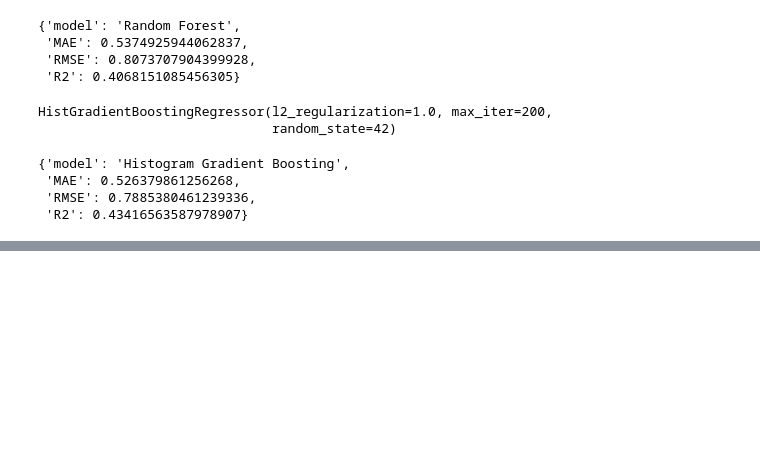
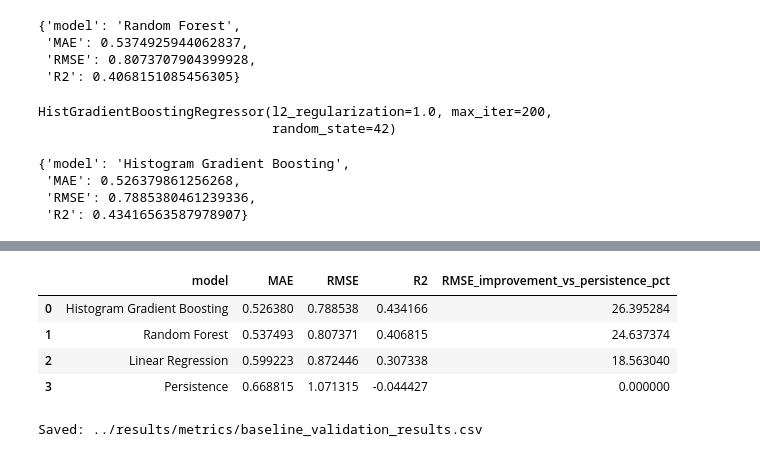
Before and after one commit to dmurray-data/deep-learning-tabular, a Jupyter notebook: notebooks/05_baseline_models.ipynb, the cells around one changed output, grey strips where cells are left out. Drawn from its saved outputs; the diff is of its cells as text; code cells hidden in the pictures; blank space fills up the shorter version.

Commit message:
comparison of all 4 models, improvement over persistence, saved results in csv

```diff
--- a/notebooks/05_baseline_models.ipynb
+++ b/notebooks/05_baseline_models.ipynb
@@ -251,3 +251,14 @@ gb_result
  'MAE': 0.526379861256268,
  'RMSE': 0.7885380461239336,
  'R2': 0.43416563587978907}
+# %%
+# model comparison over all four models
+# persistence, linear regression, random forest, gradient boosting
+
+results_df = (
+    pd.DataFrame(results)
+    .sort_values("RMSE")
+    .reset_index(drop=True)
+)
+
+results_df
@@ -253,0 +271,44 @@ gb_result
+# %%
+# improvement over persistence
+
+persistence_rmse = results_df.loc[
+    results_df["model"] == "Persistence",
+    "RMSE"
+].iloc[0]
+
+results_df["RMSE_improvement_vs_persistence_pct"] = (
+    100
+    * (
+        persistence_rmse
+        - results_df["RMSE"]
+    )
+    / persistence_rmse
+)
+
+results_df
+# %% [output]
+|  | model | MAE | RMSE | R2 | RMSE_improvement_vs_persistence_pct |
+| 0 | Histogram Gradient Boosting | 0.526380 | 0.788538 | 0.434166 | 26.395284 |
+| 1 | Random Forest | 0.537493 | 0.807371 | 0.406815 | 24.637374 |
+| 2 | Linear Regression | 0.599223 | 0.872446 | 0.307338 | 18.563040 |
+| 3 | Persistence | 0.668815 | 1.071315 | -0.044427 | 0.000000 |
+# %%
+# validatation comparison save
+
+output_path = Path(
+    "../results/metrics/baseline_validation_results.csv"
+)
+
+output_path.parent.mkdir(
+    parents=True,
+    exist_ok=True
+)
+
+results_df.to_csv(
+    output_path,
+    index=False
+)
+
+print("Saved:", output_path)
+# %% [output]
+Saved: ../results/metrics/baseline_validation_results.csv
```
Also changed, not shown: parts of 1 cell of this notebook, 1 other file.
